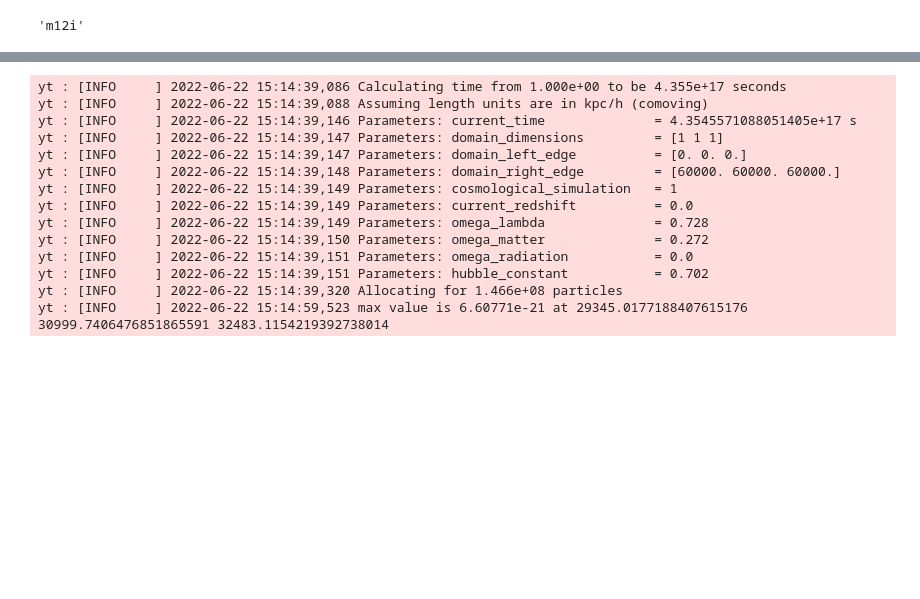
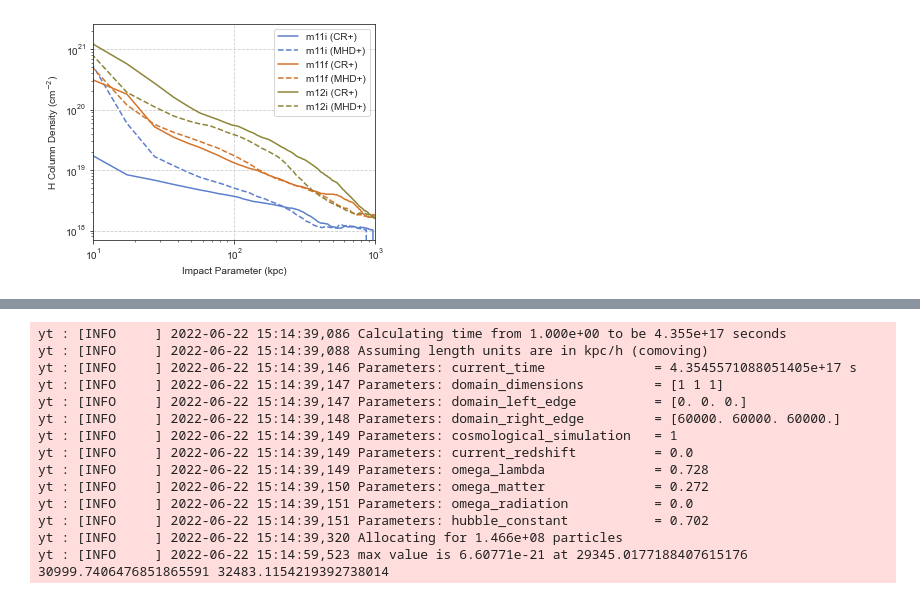
Before and after one commit to ibutsky/cr_diff_cgm, a Jupyter notebook: paper_plots.ipynb, the cells around one changed output, grey strips where cells are left out. Drawn from its saved outputs; the diff is of its cells as text; code cells hidden in the pictures; blank space fills up the shorter version.

```diff
--- a/paper_plots.ipynb
+++ b/paper_plots.ipynb
@@ -111,5 +24,27 @@ x ('gas', 'H_nuclei_density')
-# %%
-model = 'm12i_cr'
-model[:4]
-# %% [output]
-'m12i'
+# %%
+model_list = ['m11i', 'm11f', 'm12i']
+#model_list = ['m12i', 'm12m', 'm12f']
+
+palette = sns.color_palette()
+palette = [palettable.wesanderson.Mendl_4.mpl_colors[-1],
+           palettable.wesanderson.Margot2_4.mpl_colors[-1],
+           palettable.wesanderson.Moonrise1_5.mpl_colors[2]]
+
+
+fig, ax = plt.subplots(figsize=(5, 3.8))
+ax.set_xscale('log')
+ax.set_yscale('log')
+ax.set_xlim(10, 1e3)
+ax.set_xlabel('Impact Parameter (kpc)')
+ax.set_ylabel('H Column Density (cm$^{-2}$)')
+for i, model in enumerate(model_list):
+    impact, median = ph.get_radial_H_column(model+'_cr')
+    ax.plot(impact, median, label = ph.get_label(model+"_cr"), color = palette[i])
+
+    impact, median = ph.get_radial_H_column(model)
+    ax.plot(impact, median, label = ph.get_label(model), color = palette[i],  linestyle = 'dashed')
+ax.legend()
+fig.tight_layout()
+plt.savefig('plots/Hcol.png', dpi = 300)
+# %% [output]
+[figure, added]
```
Also changed, not shown: parts of 19 cells of this notebook, 1 other file.
